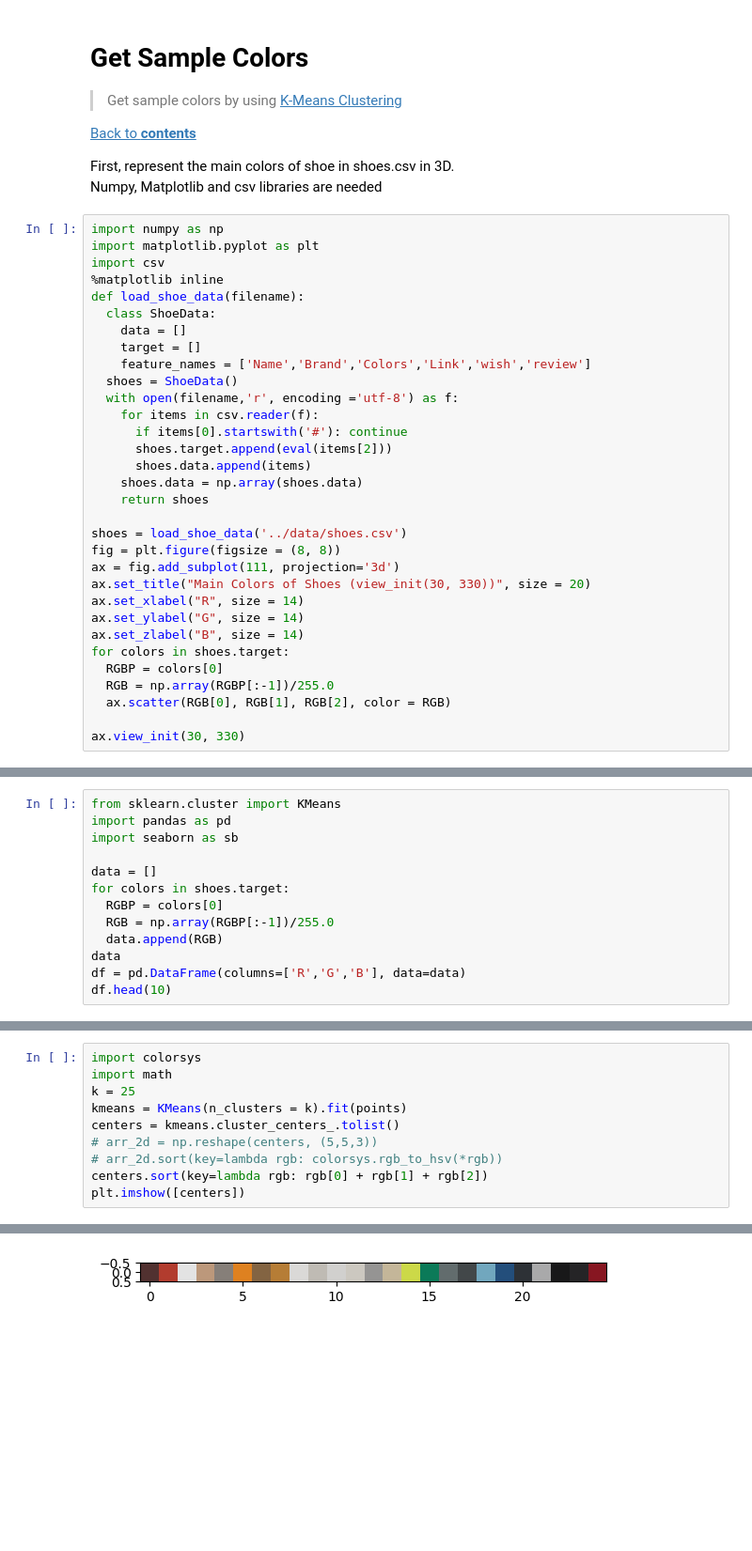
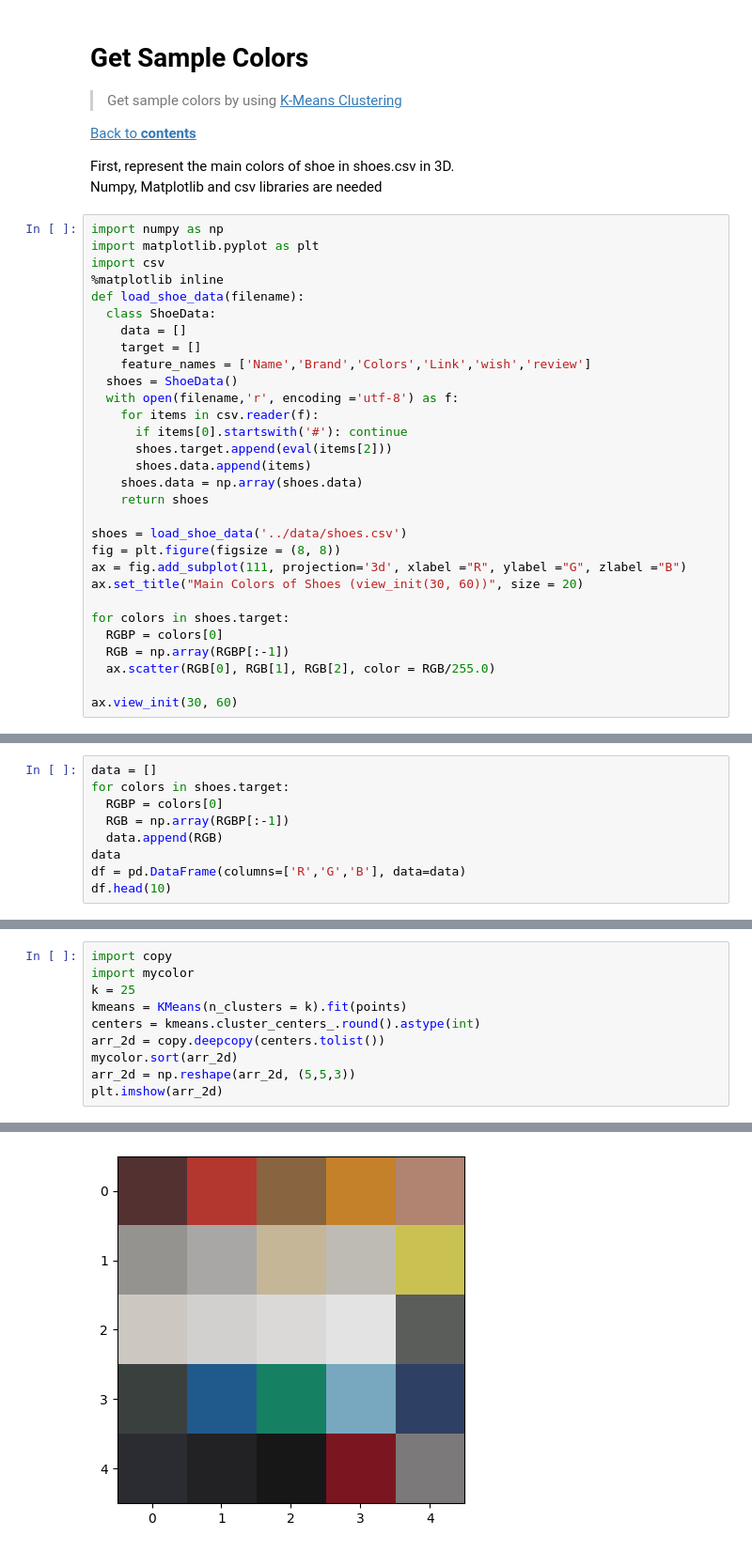
Before and after one commit to jrsky723/ShoeColor, a Jupyter notebook: color/ColorClustering.ipynb, the cells around one changed output, grey strips where cells are left out. Shown at 94% size. Saved outputs shown, nothing was run; the diff lists cells and outputs as text; blank space fills up the shorter version.

Commit message:
color

```diff
--- a/color/ColorClustering.ipynb
+++ b/color/ColorClustering.ipynb
@@ -27,15 +27,13 @@ def load_shoe_data(filename):
 
 shoes = load_shoe_data('../data/shoes.csv')
 fig = plt.figure(figsize = (8, 8))
-ax = fig.add_subplot(111, projection='3d')
-ax.set_title("Main Colors of Shoes (view_init(30, 330))", size = 20)
-ax.set_xlabel("R", size = 14)
-ax.set_ylabel("G", size = 14)
-ax.set_zlabel("B", size = 14)
+ax = fig.add_subplot(111, projection='3d', xlabel ="R", ylabel ="G", zlabel ="B")
+ax.set_title("Main Colors of Shoes (view_init(30, 60))", size = 20)
+
 for colors in shoes.target:
   RGBP = colors[0]
-  RGB = np.array(RGBP[:-1])/255.0
-  ax.scatter(RGB[0], RGB[1], RGB[2], color = RGB)
+  RGB = np.array(RGBP[:-1])
+  ax.scatter(RGB[0], RGB[1], RGB[2], color = RGB/255.0)
 
-ax.view_init(30, 330)
+ax.view_init(30, 60)
 # %% [output]
@@ -59,12 +64,8 @@ Each view_init show plot by different angles.
 # %%
-from sklearn.cluster import KMeans
-import pandas as pd
-import seaborn as sb
-
 data = []
 for colors in shoes.target:
   RGBP = colors[0]
-  RGB = np.array(RGBP[:-1])/255.0
+  RGB = np.array(RGBP[:-1])
   data.append(RGB)
 data
 df = pd.DataFrame(columns=['R','G','B'], data=data)
@@ -129,13 +134,13 @@ plt.show()
 # %%
-import colorsys
-import math
+import copy
+import mycolor
 k = 25
 kmeans = KMeans(n_clusters = k).fit(points)
-centers = kmeans.cluster_centers_.tolist()
-# arr_2d = np.reshape(centers, (5,5,3))
-# arr_2d.sort(key=lambda rgb: colorsys.rgb_to_hsv(*rgb))
-centers.sort(key=lambda rgb: rgb[0] + rgb[1] + rgb[2])
-plt.imshow([centers])
+centers = kmeans.cluster_centers_.round().astype(int)
+arr_2d = copy.deepcopy(centers.tolist())
+mycolor.sort(arr_2d)
+arr_2d = np.reshape(arr_2d, (5,5,3))
+plt.imshow(arr_2d)
 # %% [output]
 <matplotlib.image.AxesImage at 0x...>
-[figure, old version]
+[figure, new version]
```
Also changed, not shown: parts of 22 cells of this notebook, 4 other files.
